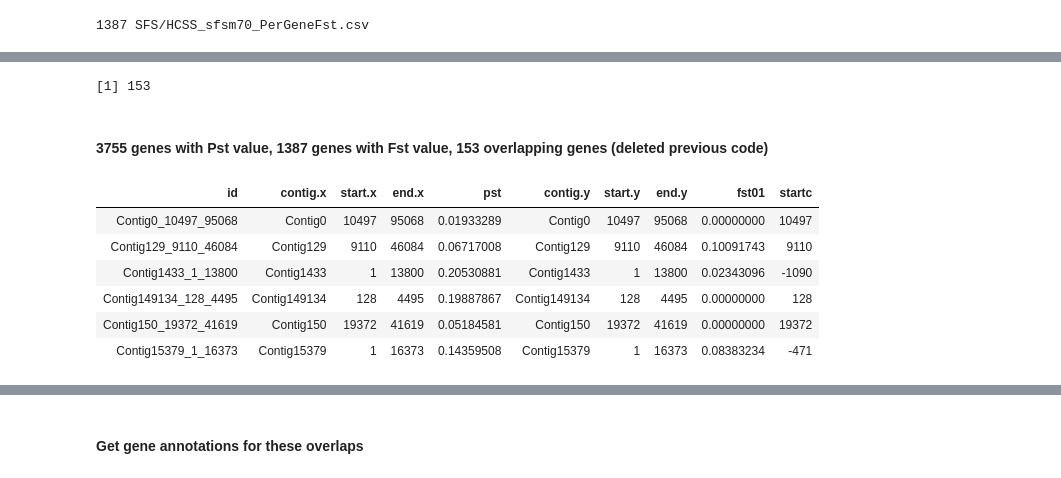
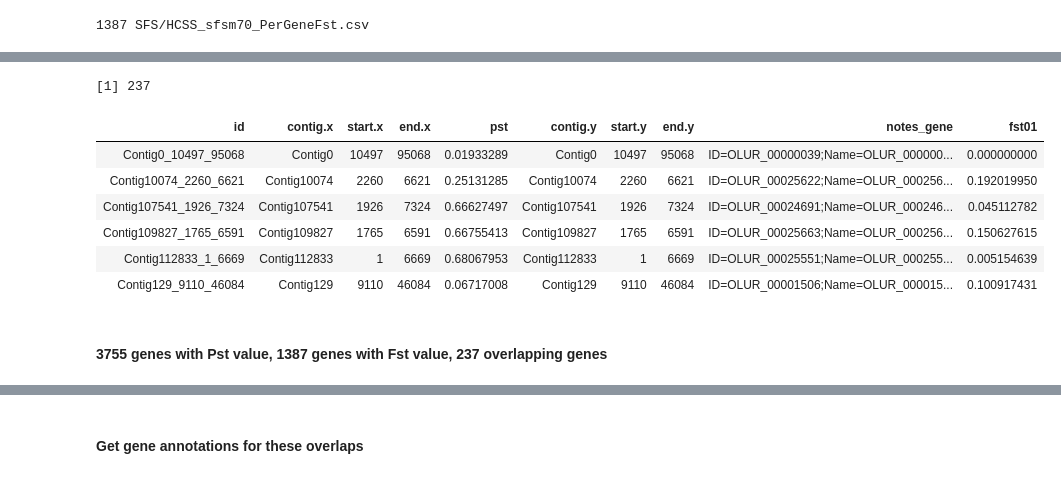
Before and after one commit to sr320/paper-oly-mbdbs-gen, a Jupyter notebook: code/MBD_samples_genetic_analysisHCSS.ipynb, the cells around one changed output, grey strips where cells are left out. Saved outputs shown, nothing was run; the diff lists cells and outputs as text; code cells hidden in the pictures.

```diff
--- a/code/MBD_samples_genetic_analysisHCSS.ipynb
+++ b/code/MBD_samples_genetic_analysisHCSS.ipynb
@@ -271,21 +324,20 @@ head(fst)
 # %%
-length(intersect(pst$id,fst$id))
+length(intersect(pst$id,genes$id))
 # %% [output]
-[1] 153
+[1] 237
+# %%
+both = merge(pst,genes, by ="id")
+head(both)
+# %% [output]
+| id | contig.x | start.x | end.x | pst | contig.y | start.y | end.y | notes_gene | fst01 |
+| Contig0_10497_95068 | Contig0 | 10497 | 95068 | 0.01933289 | Contig0 | 10497 | 95068 | ID=OLUR_00000039;Name=OLUR_000000... | 0.000000000 |
+| Contig10074_2260_6621 | Contig10074 | 2260 | 6621 | 0.25131285 | Contig10074 | 2260 | 6621 | ID=OLUR_00025622;Name=OLUR_000256... | 0.192019950 |
+| Contig107541_1926_7324 | Contig107541 | 1926 | 7324 | 0.66627497 | Contig107541 | 1926 | 7324 | ID=OLUR_00024691;Name=OLUR_000246... | 0.045112782 |
+| Contig109827_1765_6591 | Contig109827 | 1765 | 6591 | 0.66755413 | Contig109827 | 1765 | 6591 | ID=OLUR_00025663;Name=OLUR_000256... | 0.150627615 |
+| Contig112833_1_6669 | Contig112833 | 1 | 6669 | 0.68067953 | Contig112833 | 1 | 6669 | ID=OLUR_00025551;Name=OLUR_000255... | 0.005154639 |
+| Contig129_9110_46084 | Contig129 | 9110 | 46084 | 0.06717008 | Contig129 | 9110 | 46084 | ID=OLUR_00001506;Name=OLUR_000015... | 0.100917431 |
 # %% [markdown]
-#### 3755 genes with Pst value, 1387 genes with Fst value, 153 overlapping genes (deleted previous code)
+#### 3755 genes with Pst value, 1387 genes with Fst value, 237 overlapping genes
-# %%
-both = merge(pst,fst, by ="id")
-#both <- both[,c("id","pst","fst01")]
-head(both)
-# %% [output]
-| id | contig.x | start.x | end.x | pst | contig.y | start.y | end.y | fst01 | startc |
-| Contig0_10497_95068 | Contig0 | 10497 | 95068 | 0.01933289 | Contig0 | 10497 | 95068 | 0.00000000 | 10497 |
-| Contig129_9110_46084 | Contig129 | 9110 | 46084 | 0.06717008 | Contig129 | 9110 | 46084 | 0.10091743 | 9110 |
-| Contig1433_1_13800 | Contig1433 | 1 | 13800 | 0.20530881 | Contig1433 | 1 | 13800 | 0.02343096 | -1090 |
-| Contig149134_128_4495 | Contig149134 | 128 | 4495 | 0.19887867 | Contig149134 | 128 | 4495 | 0.00000000 | 128 |
-| Contig150_19372_41619 | Contig150 | 19372 | 41619 | 0.05184581 | Contig150 | 19372 | 41619 | 0.00000000 | 19372 |
-| Contig15379_1_16373 | Contig15379 | 1 | 16373 | 0.14359508 | Contig15379 | 1 | 16373 | 0.08383234 | -471 |
 # %%
 #library(MASS)
 #dens <- kde2d(Dgeo,DgenN, n=300)
```
Also changed, not shown: parts of 42 cells of this notebook.
